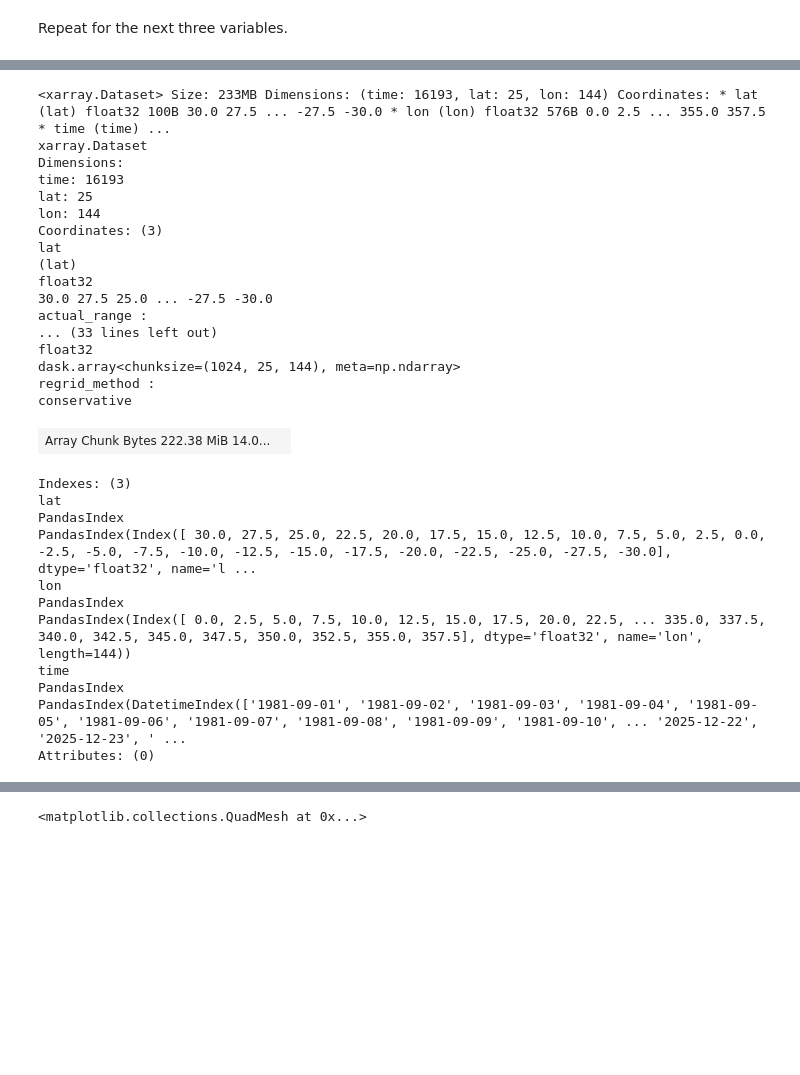
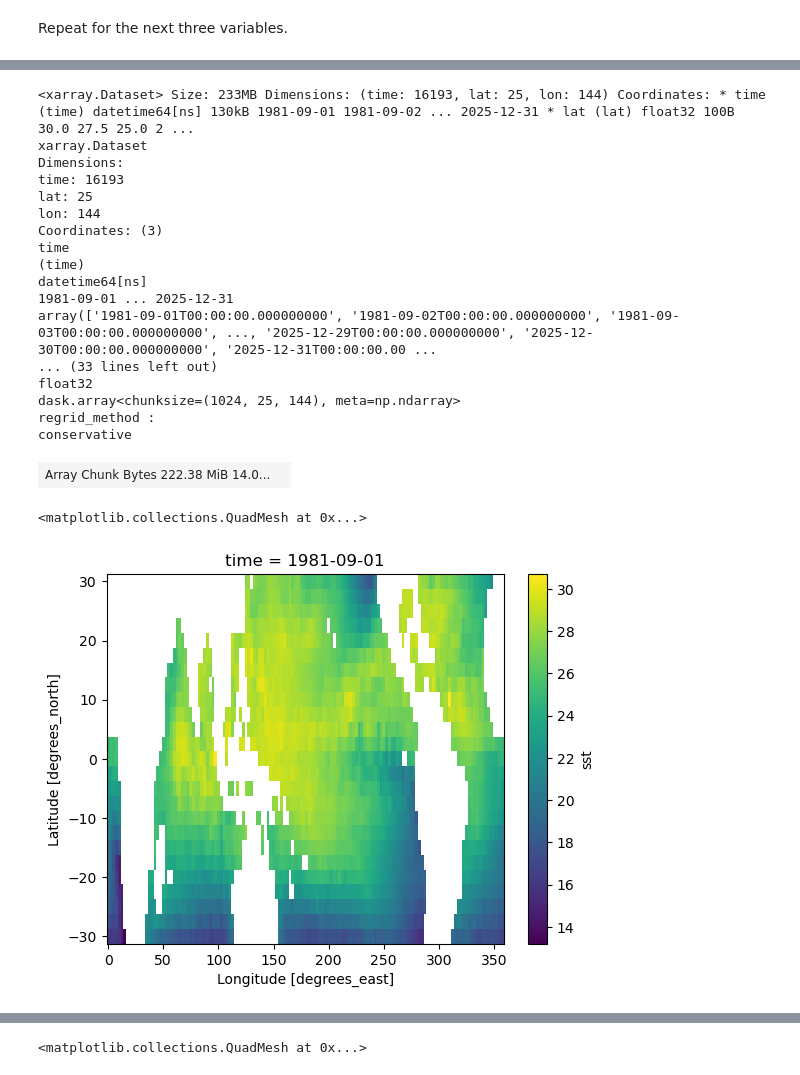
Before and after one commit to r-ford/spectral-analysis-cookbook, a Jupyter notebook: notebooks/SpectralAnalysisDataSetAccess.ipynb, the cells around one changed output, grey strips where cells are left out. Drawn from its saved outputs; the diff is of its cells as text; code cells hidden in the pictures; blank space fills up the shorter version.

```diff
--- a/notebooks/SpectralAnalysisDataSetAccess.ipynb
+++ b/notebooks/SpectralAnalysisDataSetAccess.ipynb
@@ -105,37 +71,32 @@ sst_noaa_oi_store = s3fs.S3Map(
 # %%
 # Open with xarray
 sst_noaa_oi = xr.open_zarr(sst_noaa_oi_store)
+sst_noaa_oi = sst_noaa_oi.rename_vars({'__xarray_dataarray_variable__': 'sst'})
 sst_noaa_oi
 # %% [output]
-<xarray.Dataset> Size: 233MB Dimensions: (time: 16193, lat: 25, lon: 144) Coordinates: * lat (lat) float32 100B 30.0 27.5 ... -27.5 -30.0 * lon (lon) float32 576B 0.0 2.5 ... 355.0 357.5 * time (time) ...
+<xarray.Dataset> Size: 233MB Dimensions: (time: 16193, lat: 25, lon: 144) Coordinates: * time (time) datetime64[ns] 130kB 1981-09-01 1981-09-02 ... 2025-12-31 * lat (lat) float32 100B 30.0 27.5 25.0 2 ...
 xarray.Dataset
 Dimensions:
 time: 16193
 lat: 25
 lon: 144
 Coordinates: (3)
-lat
-(lat)
-float32
-30.0 27.5 25.0 ... -27.5 -30.0
-actual_range :
+time
+(time)
+datetime64[ns]
+1981-09-01 ... 2025-12-31
+array(['1981-09-01T00:00:00.000000000', '1981-09-02T00:00:00.000000000', '1981-09-03T00:00:00.000000000', ..., '2025-12-29T00:00:00.000000000', '2025-12-30T00:00:00.000000000', '2025-12-31T00:00:00.00 ...
 ... (33 lines left out)
 float32
 dask.array<chunksize=(1024, 25, 144), meta=np.ndarray>
 regrid_method :
 conservative
 | Array Chunk Bytes 222.38 MiB 14.0... |  |
-Indexes: (3)
-lat
-PandasIndex
-PandasIndex(Index([ 30.0, 27.5, 25.0, 22.5, 20.0, 17.5, 15.0, 12.5, 10.0, 7.5, 5.0, 2.5, 0.0, -2.5, -5.0, -7.5, -10.0, -12.5, -15.0, -17.5, -20.0, -22.5, -25.0, -27.5, -30.0], dtype='float32', name='l ...
-lon
-PandasIndex
-PandasIndex(Index([ 0.0, 2.5, 5.0, 7.5, 10.0, 12.5, 15.0, 17.5, 20.0, 22.5, ... 335.0, 337.5, 340.0, 342.5, 345.0, 347.5, 350.0, 352.5, 355.0, 357.5], dtype='float32', name='lon', length=144))
-time
-PandasIndex
-PandasIndex(DatetimeIndex(['1981-09-01', '1981-09-02', '1981-09-03', '1981-09-04', '1981-09-05', '1981-09-06', '1981-09-07', '1981-09-08', '1981-09-09', '1981-09-10', ... '2025-12-22', '2025-12-23', ' ...
-Attributes: (0)
+# %%
+sst_noaa_oi['sst'][0].plot()
+# %% [output]
+<matplotlib.collections.QuadMesh at 0x...>
+[figure, added]
 # %%
 uwind_ncep_ncar_store = s3fs.S3Map(
     root=f'pythia/uwind-ncep-ncar.zarr',
```
Also changed, not shown: parts of 5 cells of this notebook.
